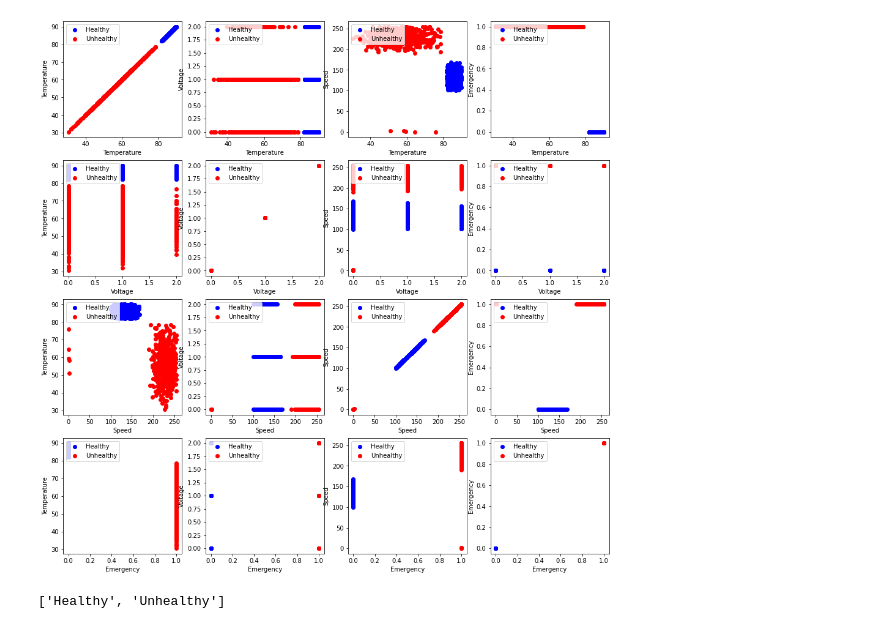
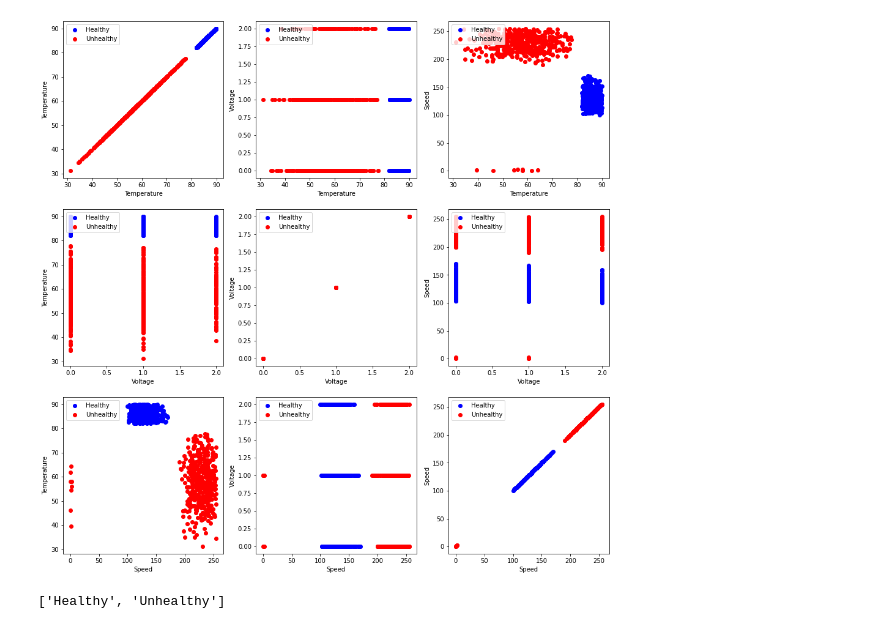
Before and after one commit to sanket9918/Elevator-Health-IoT, a Jupyter notebook: model/data_exploration.ipynb, the cells around one changed output. Saved outputs shown, nothing was run; the diff lists cells and outputs as text; code cells hidden in the pictures.

```diff
--- a/model/data_exploration.ipynb
+++ b/model/data_exploration.ipynb
@@ -26,8 +26,7 @@ elevators = {}
 
 number_of_items = number_of_items_per_class[0]
 temperature = truncated_normal_floats(
-    mean=57.5, sd=10, low=25, upp=80, num=number_of_items)\
-
+    mean=57.5, sd=10, low=25, upp=80, num=number_of_items)
 speed = truncated_normal_ints(mean=1, sd=1, low=0, upp=3, num=number_of_items)
 voltage = truncated_normal_ints(
     mean=230, sd=15, low=100, upp=260, num=number_of_items)
@@ -62,25 +61,25 @@ conc_data = np.concatenate((data, target.reshape(target.shape[0], 1)), axis=1)
 np.savetxt("../data/elevator_data.txt", conc_data, fmt="%2.2f")
 # %%
 target_names = list(elevators.keys())
-feature_names = ['Temperature','Voltage','Speed','Emergency']
-n=4
+feature_names = ['Temperature','Voltage','Speed']
+n=3
 fig,ax = plt.subplots(n,n,figsize = (16,16))
 colors = ['blue', 'red']
 for x in range(n):
     for y in range(n):
         xname = feature_names[x]
         yname = feature_names[y]
         for color_ind in range(len(target_names)):
             ax[x, y].scatter(data[target==color_ind, x],
                              data[target==color_ind, y],
                              label=target_names[color_ind],
                              c=colors[color_ind])
 
         ax[x, y].set_xlabel(xname)
         ax[x, y].set_ylabel(yname)
         ax[x, y].legend(loc='upper left')
 # %% [output]
-[figure, old version]
+[figure, new version]
 # %%
 print(list(elevators.keys()))
 # %% [output]
```
Also changed, not shown: 3 other files.
